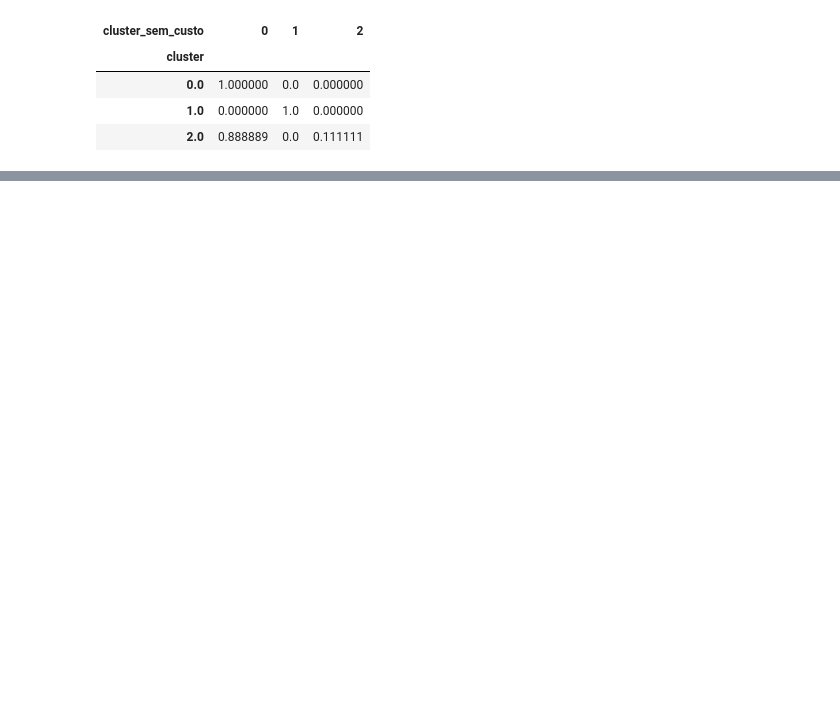
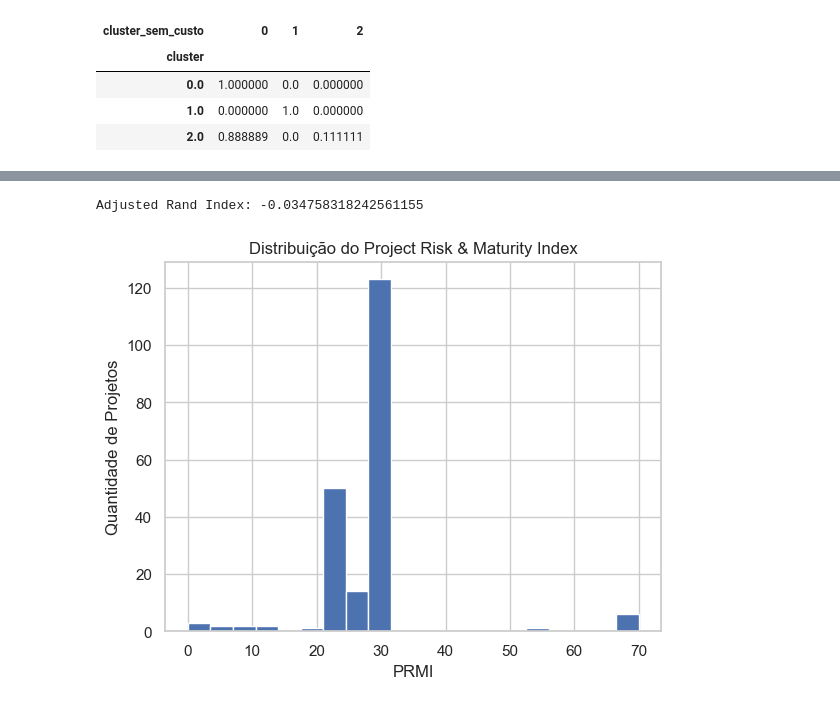
Before and after one commit to TheCarlosRamos/Painel-Projetos, a Jupyter notebook: analise_ml.ipynb, the cells around one changed output, grey strips where cells are left out. Drawn from its saved outputs; the diff is of its cells as text; code cells hidden in the pictures; blank space fills up the shorter version.

```diff
--- a/analise_ml.ipynb
+++ b/analise_ml.ipynb
@@ -699,0 +803,13 @@ NameError: name 'df' is not defined
+# %%
+from sklearn.metrics import adjusted_rand_score
+
+df_valid = df.dropna(subset=["cluster_sem_custo", "cluster_com_custo"])
+
+ari = adjusted_rand_score(
+    df_valid["cluster_sem_custo"],
+    df_valid["cluster_com_custo"]
+)
+
+print("Adjusted Rand Index:", ari)
+# %% [output]
+Adjusted Rand Index: -0.034758318242561155
@@ -699,0 +870,44 @@ NameError: name 'df' is not defined
+# %%
+def contrato_score(status):
+    if pd.isna(status):
+        return 0
+    status = str(status).lower()
+    if "completed" in status:
+        return 1.0
+    elif "assinado" in status:
+        return 0.8
+    elif "andamento" in status:
+        return 0.6
+    elif "não" in status:
+        return 0.2
+    else:
+        return 0.3
+
+df["contrato_score"] = df["status_do_contrato"].apply(contrato_score)
+# %%
+if "percentual_execucao" in df.columns:
+    df["execucao_norm"] = df["percentual_execucao"] / 100
+else:
+    df["execucao_norm"] = 0.5  # fallback neutro
+# %%
+df["maturidade"] = (
+    0.6 * df["execucao_norm"] +
+    0.4 * df["contrato_score"]
+)
+
+df["risco"] = (
+    0.6 * df["custo_norm"] +
+    0.4 * df["cluster_risco"]
+)
+# %%
+df["PRMI"] = (df["maturidade"] * (1 - df["risco"])) * 100
+# %%
+import matplotlib.pyplot as plt
+
+plt.hist(df["PRMI"].dropna(), bins=20)
+plt.title("Distribuição do Project Risk & Maturity Index")
+plt.xlabel("PRMI")
+plt.ylabel("Quantidade de Projetos")
+plt.show()
+# %% [output]
+[figure, added]
```
Also changed, not shown: parts of 22 cells of this notebook, 52 other files.
